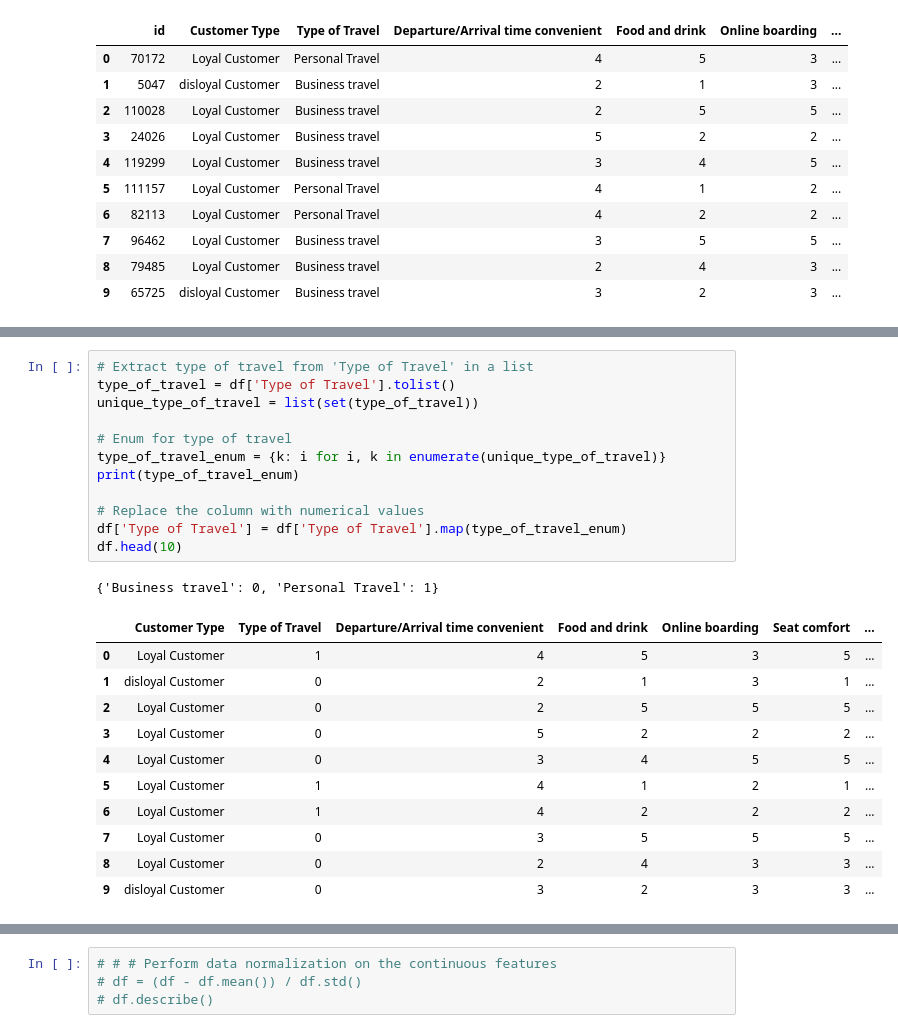
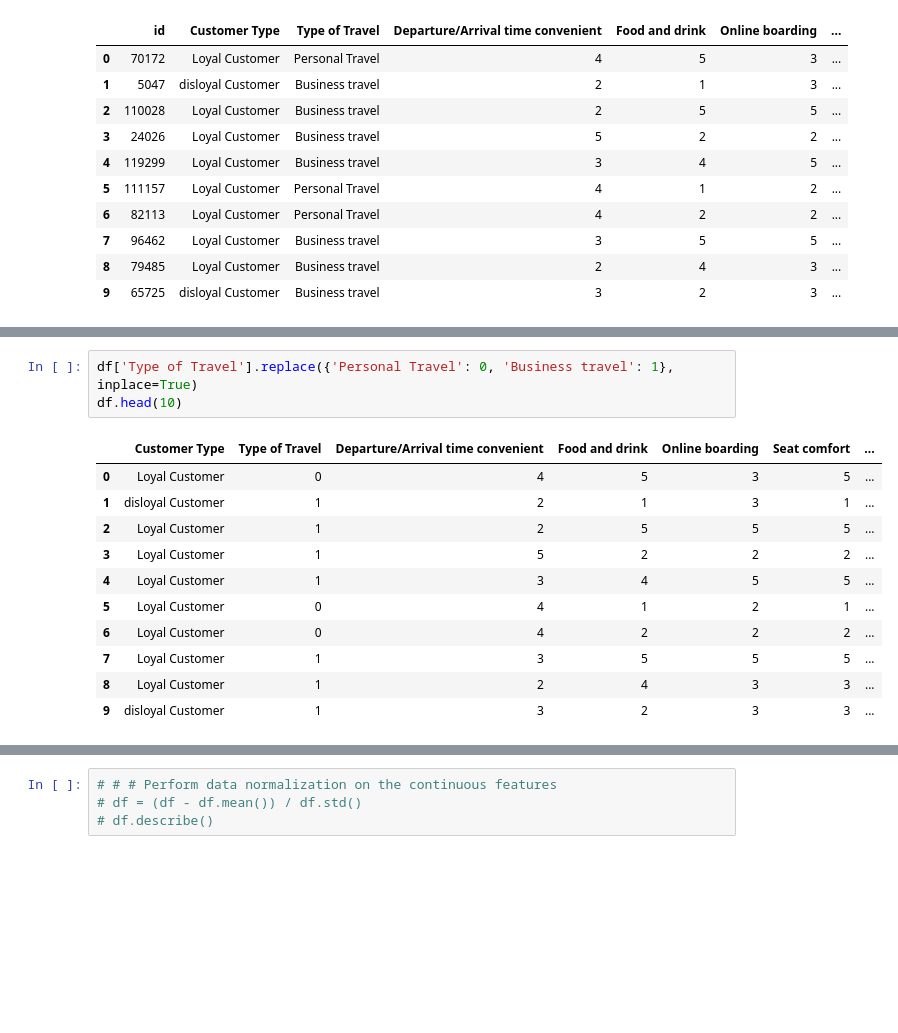
Before and after one commit to HosseinEn/flight-satisfaction-data-analysis, a Jupyter notebook: project_student_data.ipynb, the cells around one changed output, grey strips where cells are left out. Cells and saved outputs as stored; diff of their text form; blank space fills up the shorter version.

```diff
--- a/project_student_data.ipynb
+++ b/project_student_data.ipynb
@@ -129,29 +129,19 @@ df.head(10)
 | 7 | Loyal Customer | Business travel | 3 | 5 | 5 | 5 | ... |
 | 8 | Loyal Customer | Business travel | 2 | 4 | 3 | 3 | ... |
 | 9 | disloyal Customer | Business travel | 3 | 2 | 3 | 3 | ... |
-# %%
-# Extract type of travel from 'Type of Travel' in a list
-type_of_travel = df['Type of Travel'].tolist()
-unique_type_of_travel = list(set(type_of_travel))
-
-# Enum for type of travel
-type_of_travel_enum = {k: i for i, k in enumerate(unique_type_of_travel)}
-print(type_of_travel_enum)
-
-# Replace the column with numerical values
-df['Type of Travel'] = df['Type of Travel'].map(type_of_travel_enum)
-df.head(10)
-# %% [output]
-{'Business travel': 0, 'Personal Travel': 1}
-|  | Customer Type | Type of Travel | Departure/Arrival time convenient | Food and drink | Online boarding | Seat comfort | ... |
-| 0 | Loyal Customer | 1 | 4 | 5 | 3 | 5 | ... |
-| 1 | disloyal Customer | 0 | 2 | 1 | 3 | 1 | ... |
-| 2 | Loyal Customer | 0 | 2 | 5 | 5 | 5 | ... |
-| 3 | Loyal Customer | 0 | 5 | 2 | 2 | 2 | ... |
-| 4 | Loyal Customer | 0 | 3 | 4 | 5 | 5 | ... |
-| 5 | Loyal Customer | 1 | 4 | 1 | 2 | 1 | ... |
-| 6 | Loyal Customer | 1 | 4 | 2 | 2 | 2 | ... |
-| 7 | Loyal Customer | 0 | 3 | 5 | 5 | 5 | ... |
-| 8 | Loyal Customer | 0 | 2 | 4 | 3 | 3 | ... |
-| 9 | disloyal Customer | 0 | 3 | 2 | 3 | 3 | ... |
+# %%
+df['Type of Travel'].replace({'Personal Travel': 0, 'Business travel': 1}, inplace=True)
+df.head(10)
+# %% [output]
+|  | Customer Type | Type of Travel | Departure/Arrival time convenient | Food and drink | Online boarding | Seat comfort | ... |
+| 0 | Loyal Customer | 0 | 4 | 5 | 3 | 5 | ... |
+| 1 | disloyal Customer | 1 | 2 | 1 | 3 | 1 | ... |
+| 2 | Loyal Customer | 1 | 2 | 5 | 5 | 5 | ... |
+| 3 | Loyal Customer | 1 | 5 | 2 | 2 | 2 | ... |
+| 4 | Loyal Customer | 1 | 3 | 4 | 5 | 5 | ... |
+| 5 | Loyal Customer | 0 | 4 | 1 | 2 | 1 | ... |
+| 6 | Loyal Customer | 0 | 4 | 2 | 2 | 2 | ... |
+| 7 | Loyal Customer | 1 | 3 | 5 | 5 | 5 | ... |
+| 8 | Loyal Customer | 1 | 2 | 4 | 3 | 3 | ... |
+| 9 | disloyal Customer | 1 | 3 | 2 | 3 | 3 | ... |
 # %%
```
Also changed, not shown: parts of 8 cells of this notebook, 1 other file.
